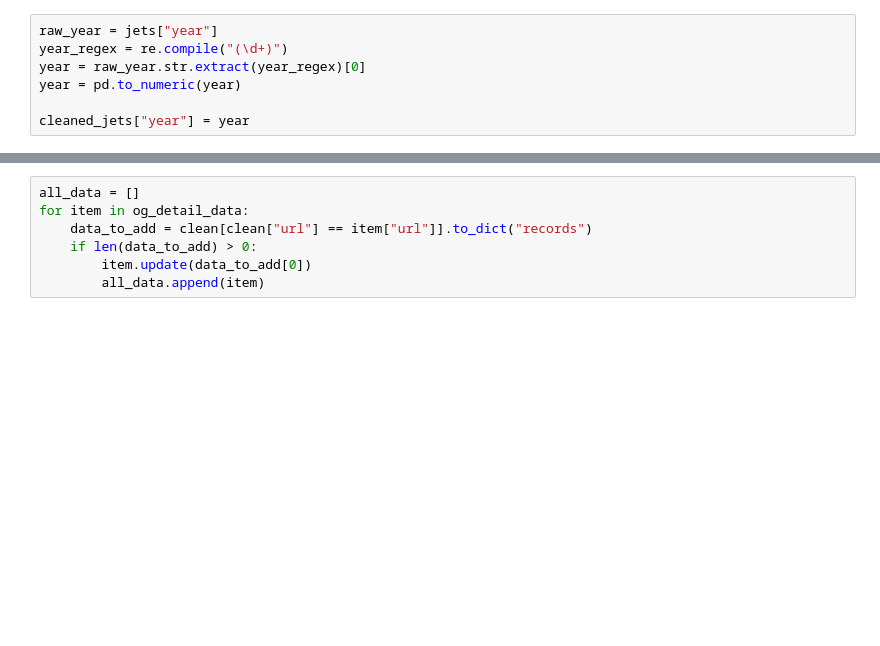
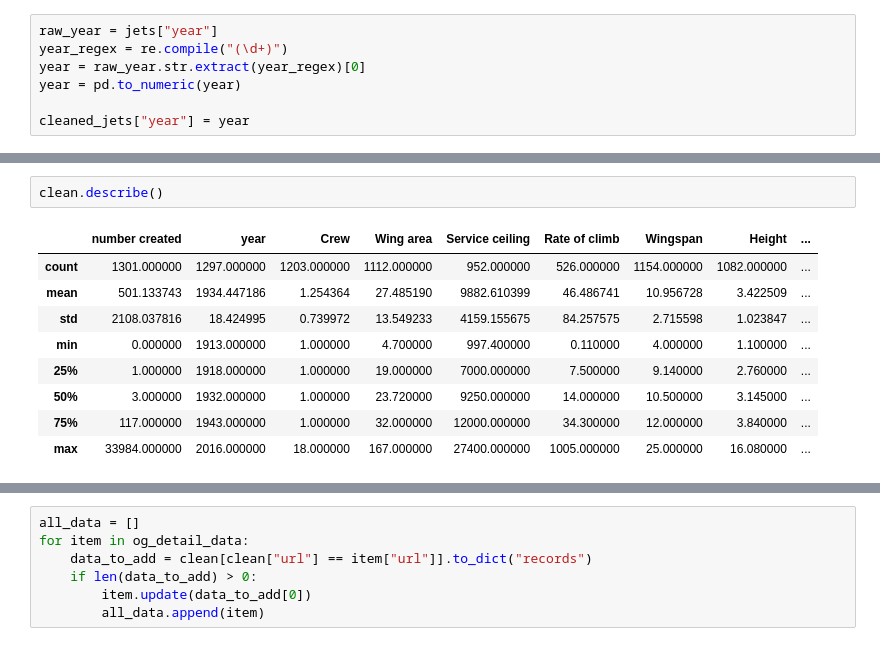
Before and after one commit to raymond-devries/jet-scraping, a Jupyter notebook: explore.ipynb, the cells around one changed output, grey strips where cells are left out. Drawn from its saved outputs; the diff is of its cells as text; blank space fills up the shorter version.

```diff
--- a/explore.ipynb
+++ b/explore.ipynb
@@ -102,0 +146,12 @@ len(clean)
+# %%
+clean.describe()
+# %% [output]
+|  | number created | year | Crew | Wing area | Service ceiling | Rate of climb | Wingspan | Height | ... |
+| count | 1301.000000 | 1297.000000 | 1203.000000 | 1112.000000 | 952.000000 | 526.000000 | 1154.000000 | 1082.000000 | ... |
+| mean | 501.133743 | 1934.447186 | 1.254364 | 27.485190 | 9882.610399 | 46.486741 | 10.956728 | 3.422509 | ... |
+| std | 2108.037816 | 18.424995 | 0.739972 | 13.549233 | 4159.155675 | 84.257575 | 2.715598 | 1.023847 | ... |
+| min | 0.000000 | 1913.000000 | 1.000000 | 4.700000 | 997.400000 | 0.110000 | 4.000000 | 1.100000 | ... |
+| 25% | 1.000000 | 1918.000000 | 1.000000 | 19.000000 | 7000.000000 | 7.500000 | 9.140000 | 2.760000 | ... |
+| 50% | 3.000000 | 1932.000000 | 1.000000 | 23.720000 | 9250.000000 | 14.000000 | 10.500000 | 3.145000 | ... |
+| 75% | 117.000000 | 1943.000000 | 1.000000 | 32.000000 | 12000.000000 | 34.300000 | 12.000000 | 3.840000 | ... |
+| max | 33984.000000 | 2016.000000 | 18.000000 | 167.000000 | 27400.000000 | 1005.000000 | 25.000000 | 16.080000 | ... |
```
Also changed, not shown: parts of 9 cells of this notebook, 1 other file.
